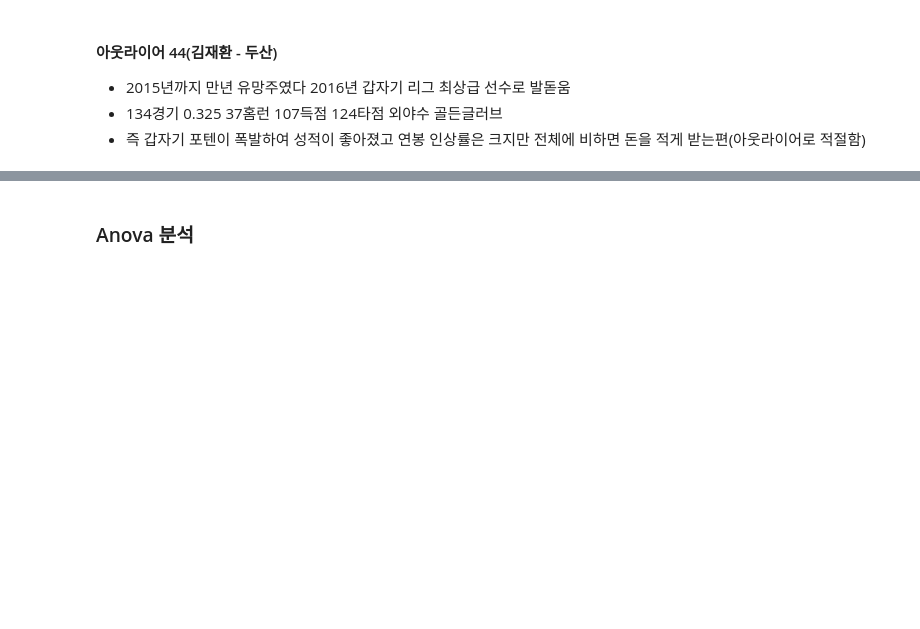
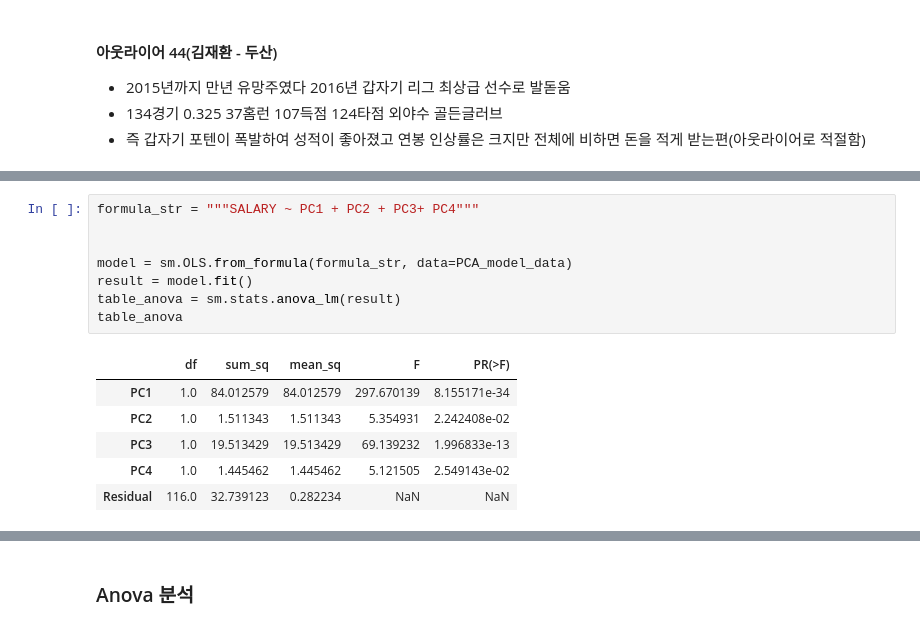
Before and after one commit to GD-park/Baseball_players_salary_pred, a Jupyter notebook: Trial_Error/Feature Selection.ipynb, the cells around one changed output, grey strips where cells are left out. Cells and saved outputs as stored; diff of their text form; blank space fills up the shorter version.

```diff
--- a/Trial_Error/Feature Selection.ipynb
+++ b/Trial_Error/Feature Selection.ipynb
@@ -364,0 +389,15 @@ plt.show()
+# %%
+formula_str = """SALARY ~ PC1 + PC2 + PC3+ PC4"""
+
+
+model = sm.OLS.from_formula(formula_str, data=PCA_model_data)
+result = model.fit()
+table_anova = sm.stats.anova_lm(result)
+table_anova
+# %% [output]
+|  | df | sum_sq | mean_sq | F | PR(>F) |
+| PC1 | 1.0 | 84.012579 | 84.012579 | 297.670139 | 8.155171e-34 |
+| PC2 | 1.0 | 1.511343 | 1.511343 | 5.354931 | 2.242408e-02 |
+| PC3 | 1.0 | 19.513429 | 19.513429 | 69.139232 | 1.996833e-13 |
+| PC4 | 1.0 | 1.445462 | 1.445462 | 5.121505 | 2.549143e-02 |
+| Residual | 116.0 | 32.739123 | 0.282234 | NaN | NaN |
```
Also changed, not shown: parts of 4 cells of this notebook.
